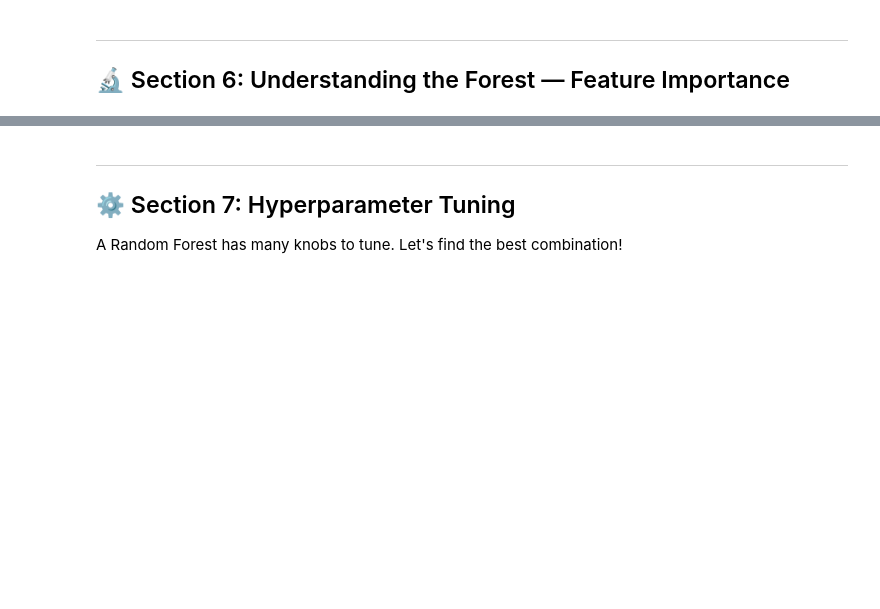
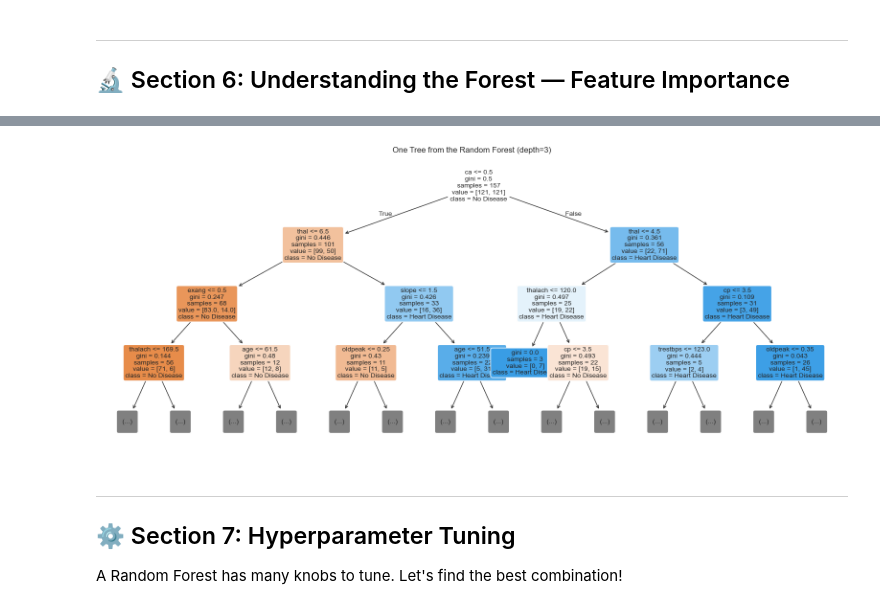
Before and after one commit to tashfeen786/AI-ML-BootCamp, a Jupyter notebook: NETSOL WORK/week_8/heart_disease_random_forest_assignment.ipynb, the cells around one changed output, grey strips where cells are left out. Cells and saved outputs as stored; diff of their text form; code cells hidden in the pictures; blank space fills up the shorter version.

```diff
--- a/NETSOL WORK/week_8/heart_disease_random_forest_assignment.ipynb
+++ b/NETSOL WORK/week_8/heart_disease_random_forest_assignment.ipynb
@@ -458,27 +498,29 @@ plt.show()
 # %%
 # ✅ TASK 6.2 — Visualize One Tree from the Forest (BONUS)
 # Visualize the first decision tree inside your random forest.
 # Limit depth to 3 for readability.
 
 # 💡 Hint: rf_model.estimators_[0] gives the first tree.
 #          Use plot_tree(tree, max_depth=3, feature_names=..., class_names=..., filled=True)
 
 plt.figure(figsize=(20, 8))
 
 # YOUR CODE HERE
-single_tree = ___
+single_tree = rf_model.estimators_[0]
 plot_tree(
-    ___,
+    single_tree,
     max_depth=3,
     feature_names=list(X.columns),
     class_names=['No Disease', 'Heart Disease'],
     filled=True,
     rounded=True,
     fontsize=10
 )
 
 plt.title("One Tree from the Random Forest (depth=3)")
 plt.show()
+# %% [output]
+[figure, added]
 # %% [markdown]
 ---
 ## ⚙️ Section 7: Hyperparameter Tuning
```
Also changed, not shown: parts of 11 cells of this notebook.
